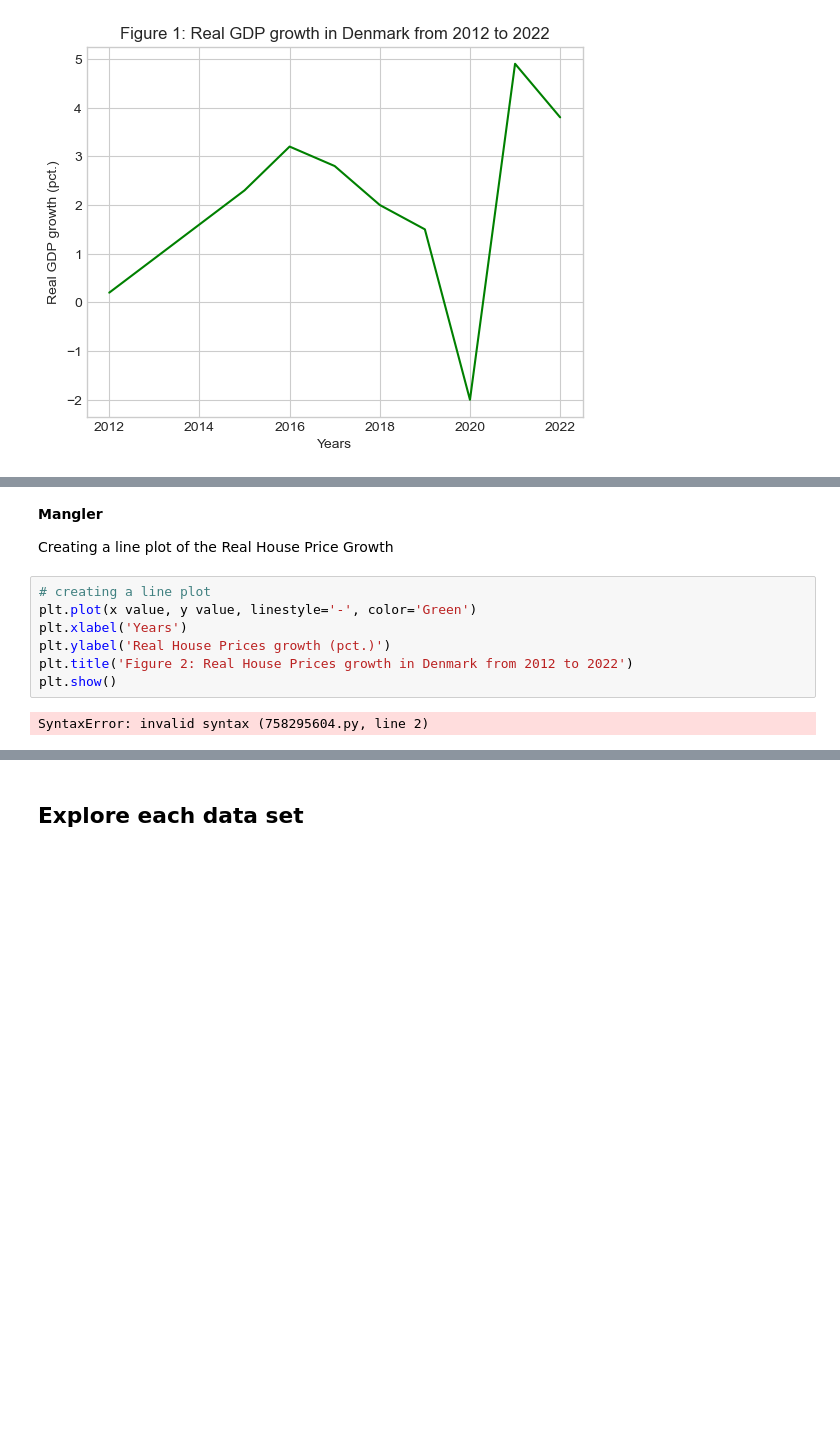
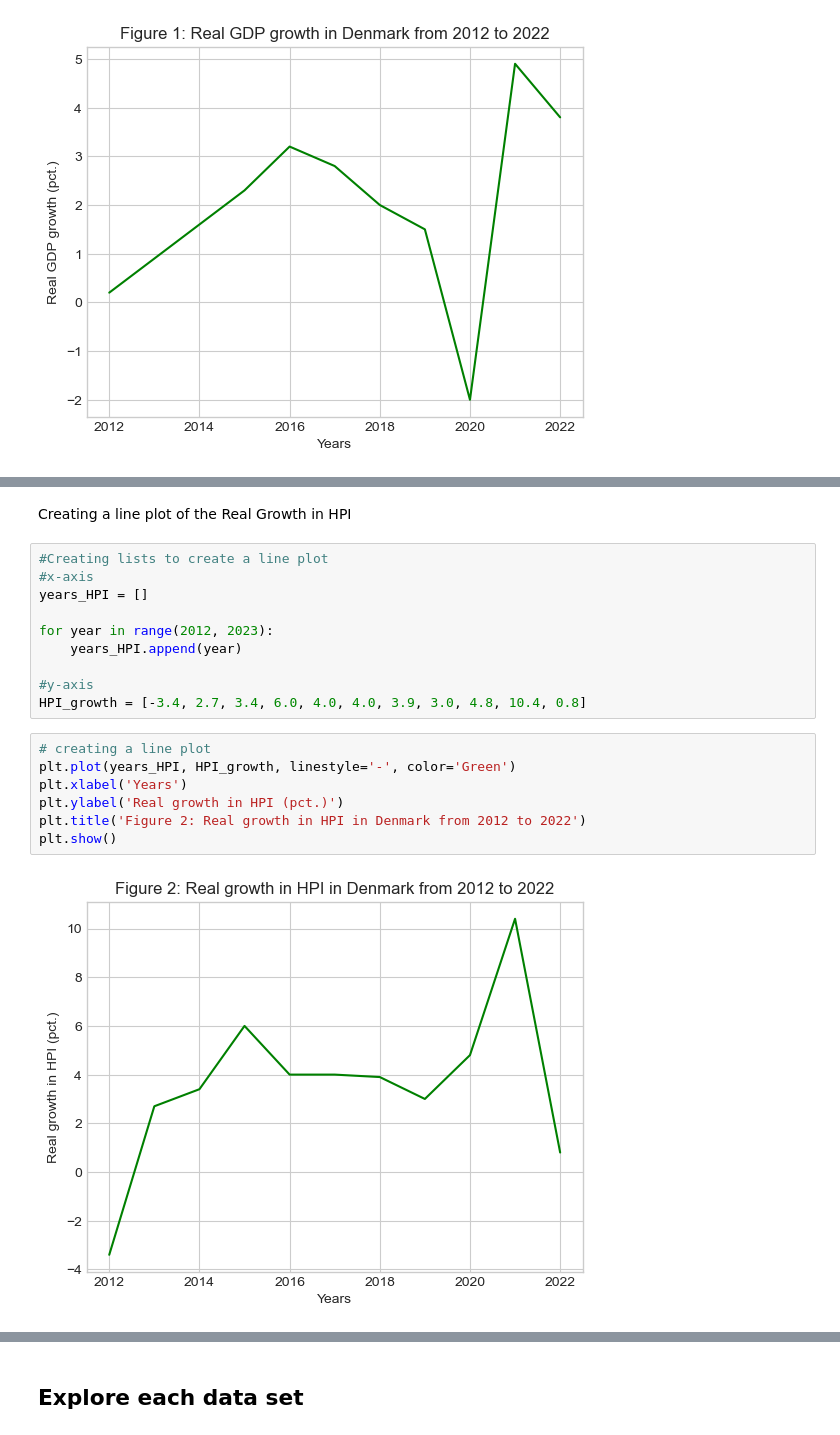
Before and after one commit to NumEconCopenhagen/projects-2023-lnp953, a Jupyter notebook: dataproject/dataproject.ipynb, the cells around one changed output, grey strips where cells are left out. Saved outputs shown, nothing was run; the diff lists cells and outputs as text; blank space fills up the shorter version.

```diff
--- a/dataproject/dataproject.ipynb
+++ b/dataproject/dataproject.ipynb
@@ -179,13 +186,22 @@ Calculating the Real House Prices Growth
 # %% [markdown]
-**Mangler**
 
-Creating a line plot of the Real House Price Growth
+Creating a line plot of the Real Growth in HPI
+# %%
+#Creating lists to create a line plot
+#x-axis
+years_HPI = []
+
+for year in range(2012, 2023):
+    years_HPI.append(year)
+
+#y-axis
+HPI_growth = [-3.4, 2.7, 3.4, 6.0, 4.0, 4.0, 3.9, 3.0, 4.8, 10.4, 0.8]
 # %%
 # creating a line plot
-plt.plot(x value, y value, linestyle='-', color='Green')
+plt.plot(years_HPI, HPI_growth, linestyle='-', color='Green')
 plt.xlabel('Years')
-plt.ylabel('Real House Prices growth (pct.)')
-plt.title('Figure 2: Real House Prices growth in Denmark from 2012 to 2022')
+plt.ylabel('Real growth in HPI (pct.)')
+plt.title('Figure 2: Real growth in HPI in Denmark from 2012 to 2022')
 plt.show()
 # %% [output]
-SyntaxError: invalid syntax (758295604.py, line 2)
+[figure, added]
```
Also changed, not shown: parts of 24 cells of this notebook, 5 other files.
